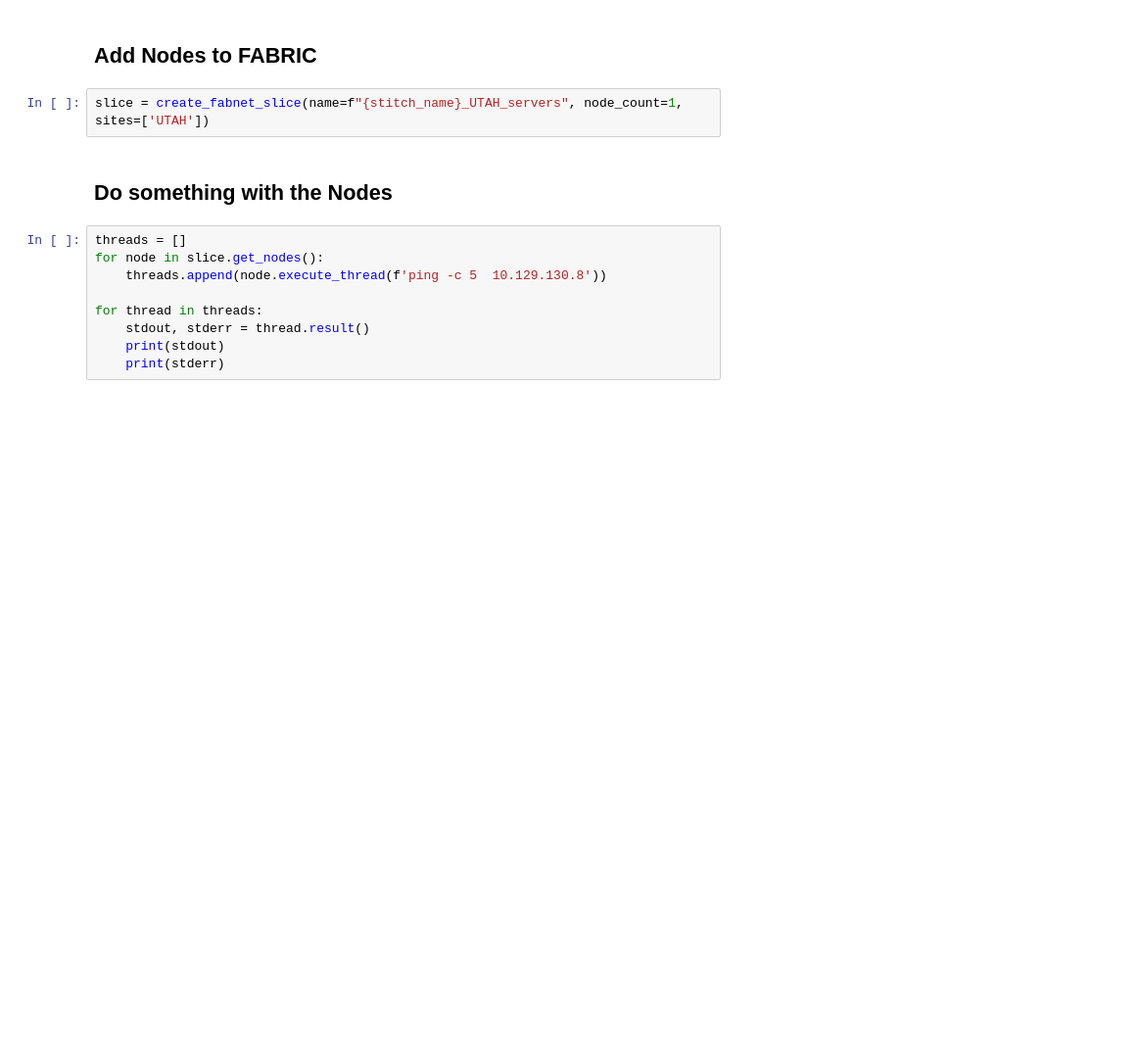
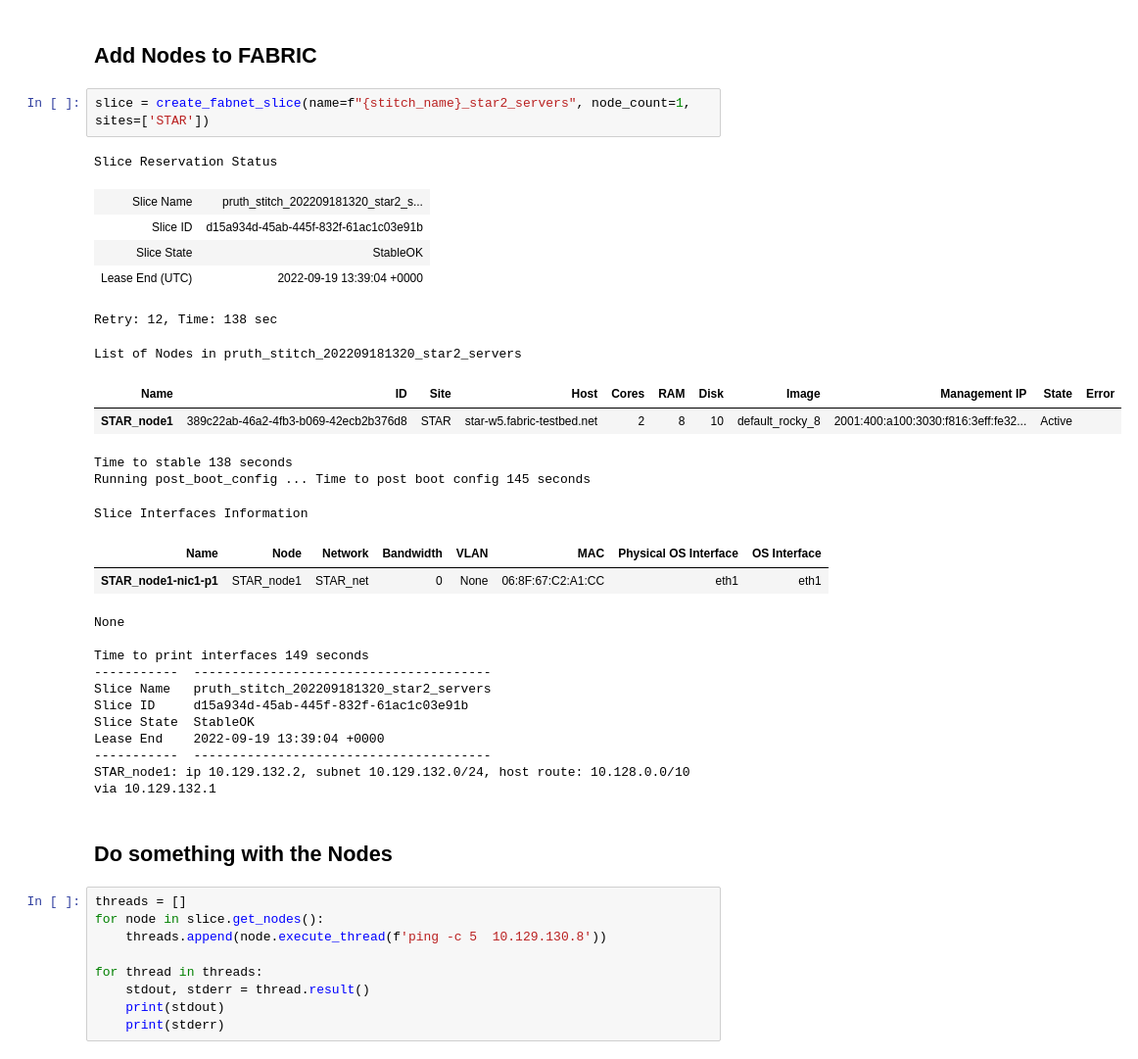
Before and after one commit to paul-ruth/PRUTH-FABRIC-Examples, a Jupyter notebook: Chameleon-Stitching/chamelon_fabnet_network.ipynb, the cells around one changed output. Shown: that part at 98% size. Cells and saved outputs as stored; diff of their text form; blank space fills up the shorter version.

```diff
--- a/Chameleon-Stitching/chamelon_fabnet_network.ipynb
+++ b/Chameleon-Stitching/chamelon_fabnet_network.ipynb
@@ -78,7 +99,32 @@ for server_name,fixed_ip in fixed_ips.items():
 # %% [markdown]
 ## Add Nodes to FABRIC
 # %%
-slice = create_fabnet_slice(name=f"{stitch_name}_UTAH_servers", node_count=1, sites=['UTAH'])
+slice = create_fabnet_slice(name=f"{stitch_name}_star2_servers", node_count=1, sites=['STAR'])
+# %% [output]
+Slice Reservation Status
+| Slice Name | pruth_stitch_202209181320_star2_s... |
+| Slice ID | d15a934d-45ab-445f-832f-61ac1c03e91b |
+| Slice State | StableOK |
+| Lease End (UTC) | 2022-09-19 13:39:04 +0000 |
+Retry: 12, Time: 138 sec
+List of Nodes in pruth_stitch_202209181320_star2_servers
+| Name | ID | Site | Host | Cores | RAM | Disk | Image | Management IP | State | Error |
+| STAR_node1 | 389c22ab-46a2-4fb3-b069-42ecb2b376d8 | STAR | star-w5.fabric-testbed.net | 2 | 8 | 10 | default_rocky_8 | 2001:400:a100:3030:f816:3eff:fe32... | Active |  |
+Time to stable 138 seconds
+Running post_boot_config ... Time to post boot config 145 seconds
+Slice Interfaces Information
+| Name | Node | Network | Bandwidth | VLAN | MAC | Physical OS Interface | OS Interface |
+| STAR_node1-nic1-p1 | STAR_node1 | STAR_net | 0 | None | 06:8F:67:C2:A1:CC | eth1 | eth1 |
+None
+
+Time to print interfaces 149 seconds
+-----------  ---------------------------------------
+Slice Name   pruth_stitch_202209181320_star2_servers
+Slice ID     d15a934d-45ab-445f-832f-61ac1c03e91b
+Slice State  StableOK
+Lease End    2022-09-19 13:39:04 +0000
+-----------  ---------------------------------------
+STAR_node1: ip 10.129.132.2, subnet 10.129.132.0/24, host route: 10.128.0.0/10 via 10.129.132.1
 # %% [markdown]
 ## Do something with the Nodes
 # %%
```
Also changed, not shown: parts of 6 cells of this notebook, 24 other files.
